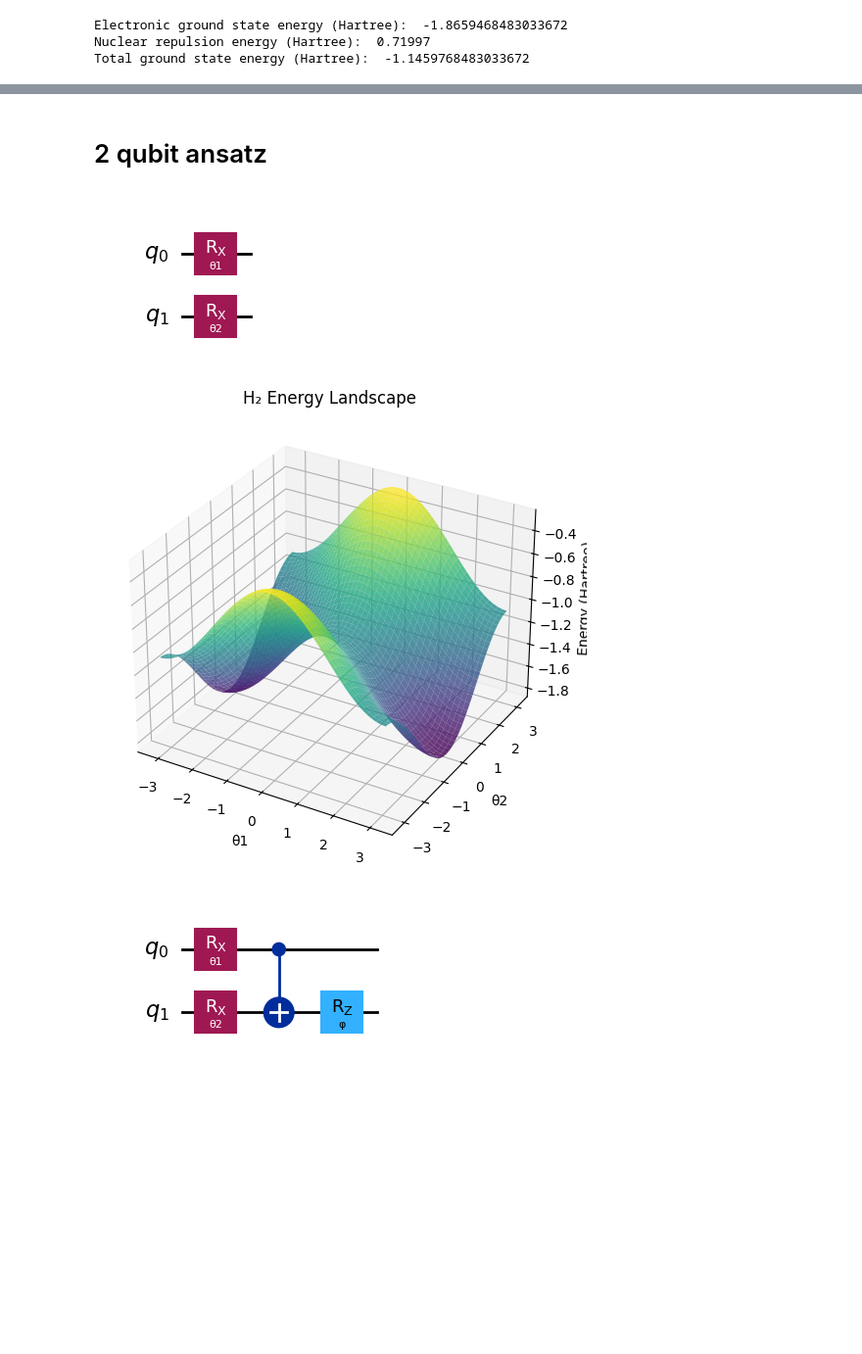
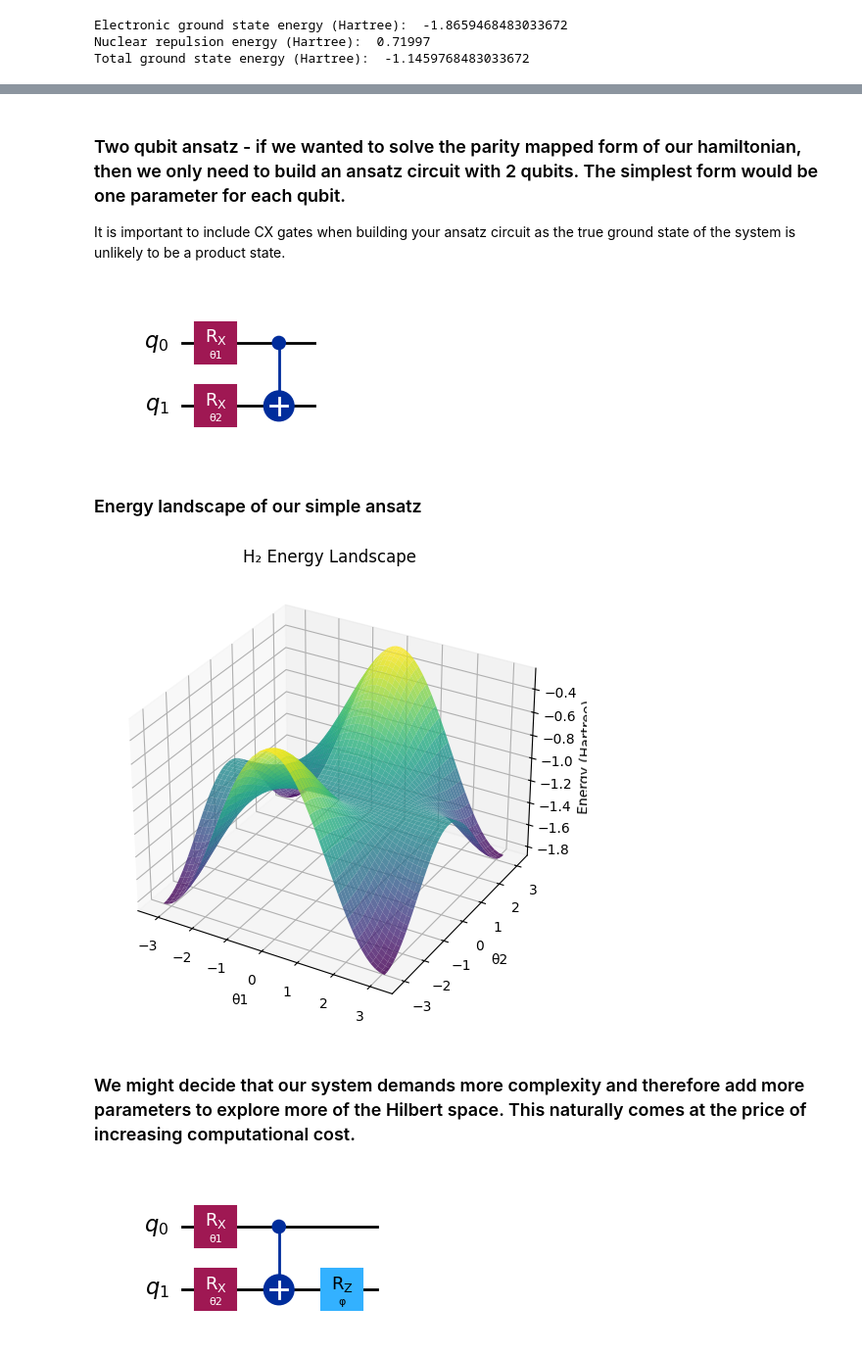
Before and after one commit to JoeyRogers-svg/Qiskit-fundamentals-course, a Jupyter notebook: 5-VQE-Hydrogen.ipynb, the cells around one changed output, grey strips where cells are left out. Shown at 98% size. Saved outputs shown, nothing was run; the diff lists cells and outputs as text; code cells hidden in the pictures; blank space fills up the shorter version.

```diff
--- a/5-VQE-Hydrogen.ipynb
+++ b/5-VQE-Hydrogen.ipynb
@@ -245,19 +286,24 @@ Total ground state energy (Hartree):  -1.1459768483033672
 # %% [markdown]
-# 2 qubit ansatz
+### Two qubit ansatz - if we wanted to solve the parity mapped form of our hamiltonian, then we only need to build an ansatz circuit with 2 qubits. The simplest form would be one parameter for each qubit.
+
+It is important to include CX gates when building your ansatz circuit as the true ground state of the system is unlikely to be a product state.
 # %%
 from qiskit import QuantumCircuit
 from qiskit.circuit import Parameter
 
 theta1 = Parameter("θ1")
 theta2 = Parameter("θ2")
 
 ansatz2q_1 = QuantumCircuit(2)
 ansatz2q_1.rx(theta1, 0)
 ansatz2q_1.rx(theta2, 1)
+ansatz2q_1.cx(0, 1)
 
 ansatz2q_1.draw(output='mpl')
 # %% [output]
-[figure, old version]
+[figure, new version]
+# %% [markdown]
+### Energy landscape of our simple ansatz
 # %%
 import matplotlib.pyplot as plt
 from qiskit.quantum_info import Statevector
@@ -267,7 +313,7 @@ theta1_vals = np.linspace(-np.pi, np.pi, num_points)
 theta2_vals = np.linspace(-np.pi, np.pi, num_points)
 
 energies_2d = np.zeros((num_points, num_points))
-ansatz= ansatz2q_1
+ansatz = ansatz2q_1
 
 for i, t1 in enumerate(theta1_vals):
     for j, t2 in enumerate(theta2_vals):
@@ -290,7 +336,9 @@ ax.set_zlabel("Energy (Hartree)")
 ax.set_title("H₂ Energy Landscape")
 plt.show()
 # %% [output]
-[figure, old version]
+[figure, new version]
+# %% [markdown]
+### We might decide that our system demands more complexity and therefore add more parameters to explore more of the Hilbert space. This naturally comes at the price of increasing computational cost.
 # %%
 theta1 = Parameter("θ1")
 theta2 = Parameter("θ2")
```
Also changed, not shown: parts of 29 cells of this notebook.
